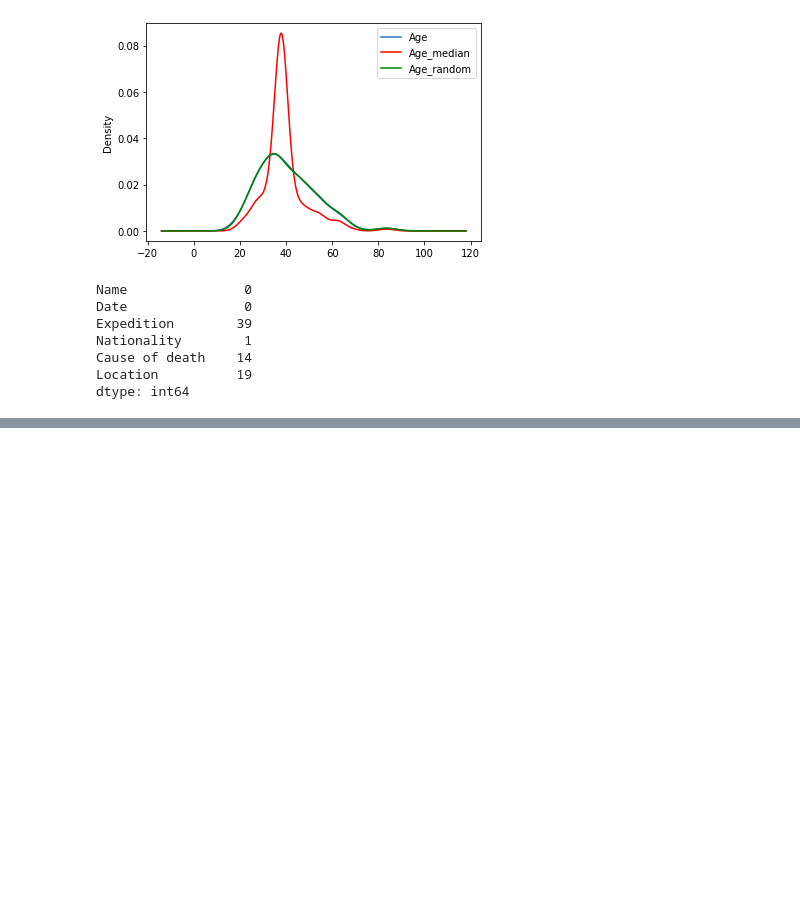
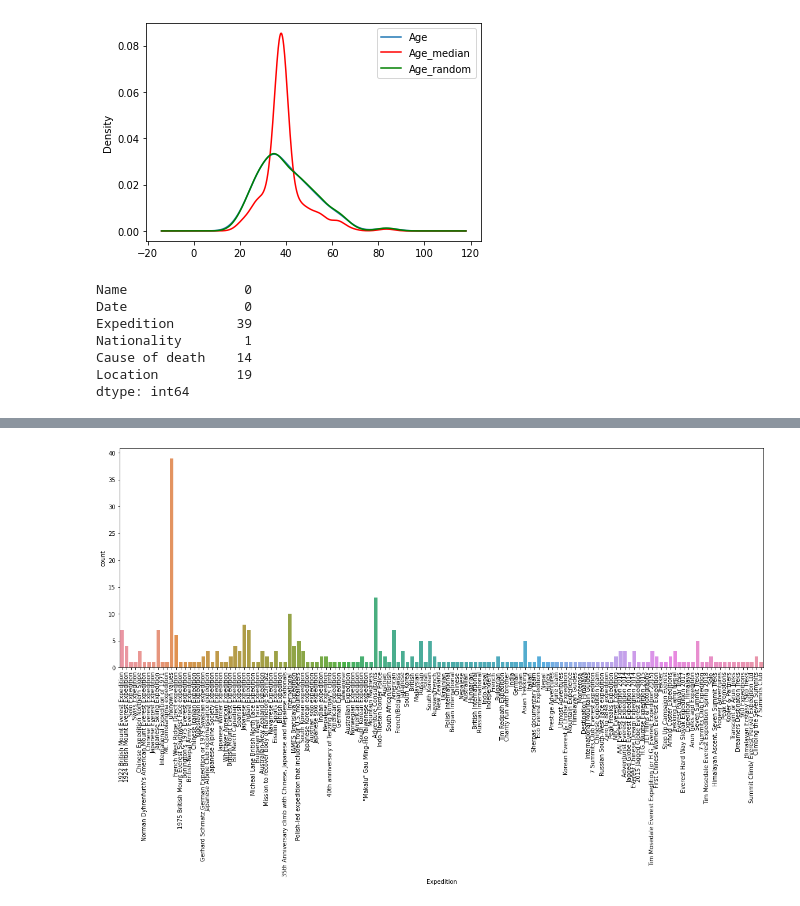
Before and after one commit to everydaycodings/Data-Science-End-To-End-Notebook-Project, a Jupyter notebook: EDA_on_Mount_Everest_Climbing_Deaths .ipynb, the cells around one changed output, grey strips where cells are left out. Saved outputs shown, nothing was run; the diff lists cells and outputs as text; code cells hidden in the pictures; blank space fills up the shorter version.

```diff
--- a/EDA_on_Mount_Everest_Climbing_Deaths .ipynb
+++ b/EDA_on_Mount_Everest_Climbing_Deaths .ipynb
@@ -130,0 +152,7 @@ data.head()
+# %%
+plt.figure(figsize=(20,7))
+sns.countplot(x="Expedition", data=data)
+plt.xticks(rotation=90)
+plt.show()
+# %% [output]
+[figure, added]
```
Also changed, not shown: parts of 3 cells of this notebook.
